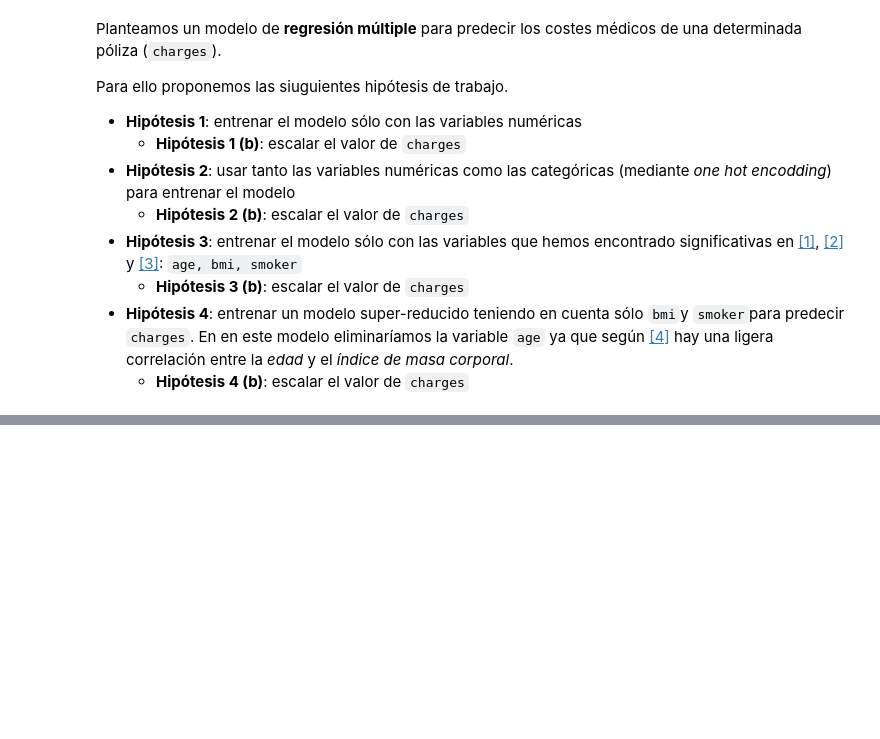
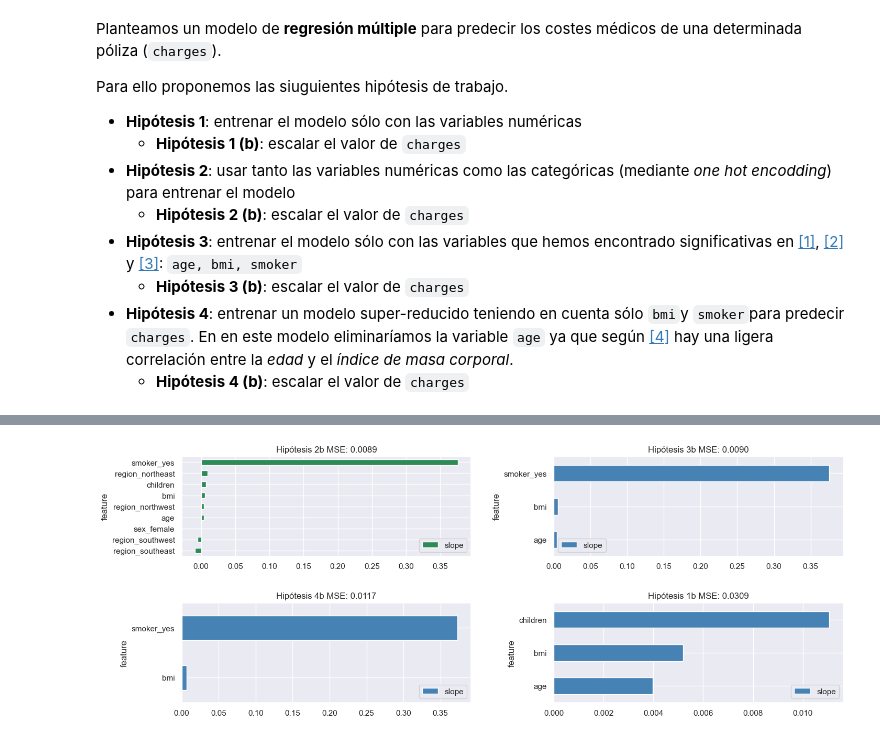
Before and after one commit to tuxsy/iebs-master-data-science, a Jupyter notebook: m02/c3/sprint/m02-c3-sprint-insurance-multiple-linear-regression.ipynb, the cells around one changed output, grey strips where cells are left out. Cells and saved outputs as stored; diff of their text form; code cells hidden in the pictures; blank space fills up the shorter version.

```diff
--- a/m02/c3/sprint/m02-c3-sprint-insurance-multiple-linear-regression.ipynb
+++ b/m02/c3/sprint/m02-c3-sprint-insurance-multiple-linear-regression.ipynb
@@ -354,0 +611,17 @@ LinearRegression()
+# %%
+fig, axes = plt.subplots(nrows=2, ncols=2, figsize=(15,6))
+
+coef_list = [(n,h.coefficients, h.mse_test) for n,h in my_hypotesis.items() if n.endswith("b")]
+coef_list = sorted(coef_list, key=lambda x: x[2])
+
+for i, t in enumerate(coef_list):
+    name, coef, mse_test = t
+    color = "seagreen" if i==0 else "steelblue"
+    ax = axes[math.floor(i/2)][i%2]
+    ax.set_title(f"{name} MSE: {mse_test:.4f}")
+    coef = coef.sort_values("slope", ascending=True)
+    coef.plot(kind="barh", ax=ax, color=color)
+
+fig.tight_layout(pad=2.5)
+# %% [output]
+[figure, added]
```
Also changed, not shown: parts of 56 cells of this notebook, 2 other files.
